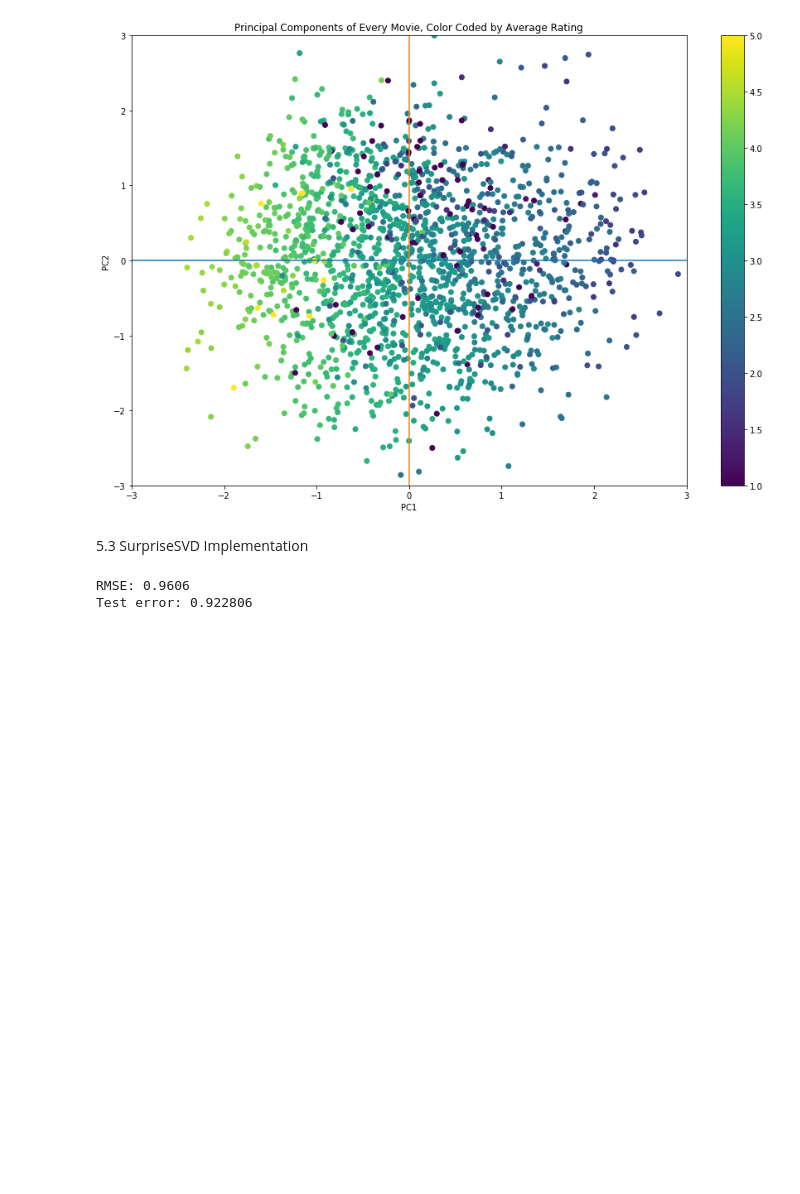
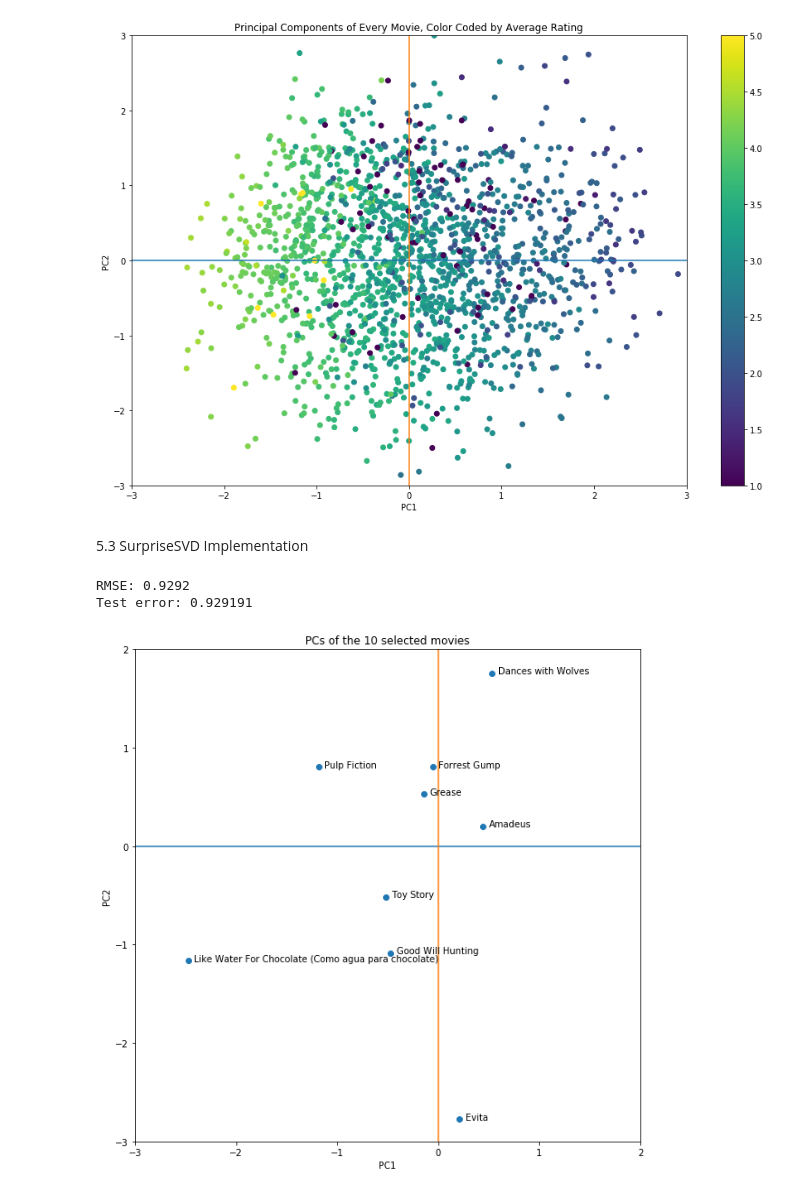
Before and after one commit to jenyu7/cs155-miniproject2, a Jupyter notebook: Visualizations.ipynb, the cells around one changed output. Saved outputs shown, nothing was run; the diff lists cells and outputs as text; code cells hidden in the pictures; blank space fills up the shorter version.

Commit message:
made graphs

```diff
--- a/Visualizations.ipynb
+++ b/Visualizations.ipynb
@@ -560,12 +560,35 @@ from surprise.prediction_algorithms.matrix_factorization import NMF
 reader = Reader(line_format='user item rating', sep='\t')
 train = Dataset.load_from_file('data/train.txt', reader=reader)
 test = Dataset.load_from_file('data/test.txt', reader=reader)
-model = NMF(n_factors=20)
+model = SVD(n_factors=20)
 model.fit(train.build_full_trainset())
 predictions = model.test(test.build_full_trainset().build_testset())
-err_test = accuracy.rmse(predictions)**2
+err_test = accuracy.rmse(predictions)
 V = model.qi
 print('Test error: %f' % err_test)
 # %% [output]
-RMSE: 0.9606
-Test error: 0.922806
+RMSE: 0.9292
+Test error: 0.929191
+# %%
+V = V.T
+V[0] = (V[0] - np.mean(V[0])) / np.std(V[0])
+V[1] = (V[1] - np.mean(V[1])) / np.std(V[1])
+titles10 = ['Forrest Gump', 'Good Will Hunting', "Toy Story",
+                'Amadeus', 'Dances with Wolves', 'Evita', 'Grease',
+                'Like Water For Chocolate (Como agua para chocolate)', 'Pulp Fiction', 'When Harry Met Sally...']
+i = np.nonzero(np.isin(parse_titles, titles10))[0]
+
+fig, ax = plt.subplots(figsize=(10,10))
+plt.title('PCs of the 10 selected movies');
+plt.xlabel('PC1');
+plt.ylabel('PC2');
+plt.ylim([-3, 2])
+plt.xlim([-3, 2])
+plt.plot([-3, 2], [0, 0])
+plt.plot([0, 0], [-3, 2])
+ax.scatter(V[0,i],V[1,i])
+# Label movies
+for j in i:
+    ax.annotate(parse_titles[j], (V[0, j] + 0.01 * 6, V[1, j] - 0.001 * 6), fontsize=10)
+# %% [output]
+[figure, added]
```
Also changed, not shown: parts of 3 cells of this notebook.
